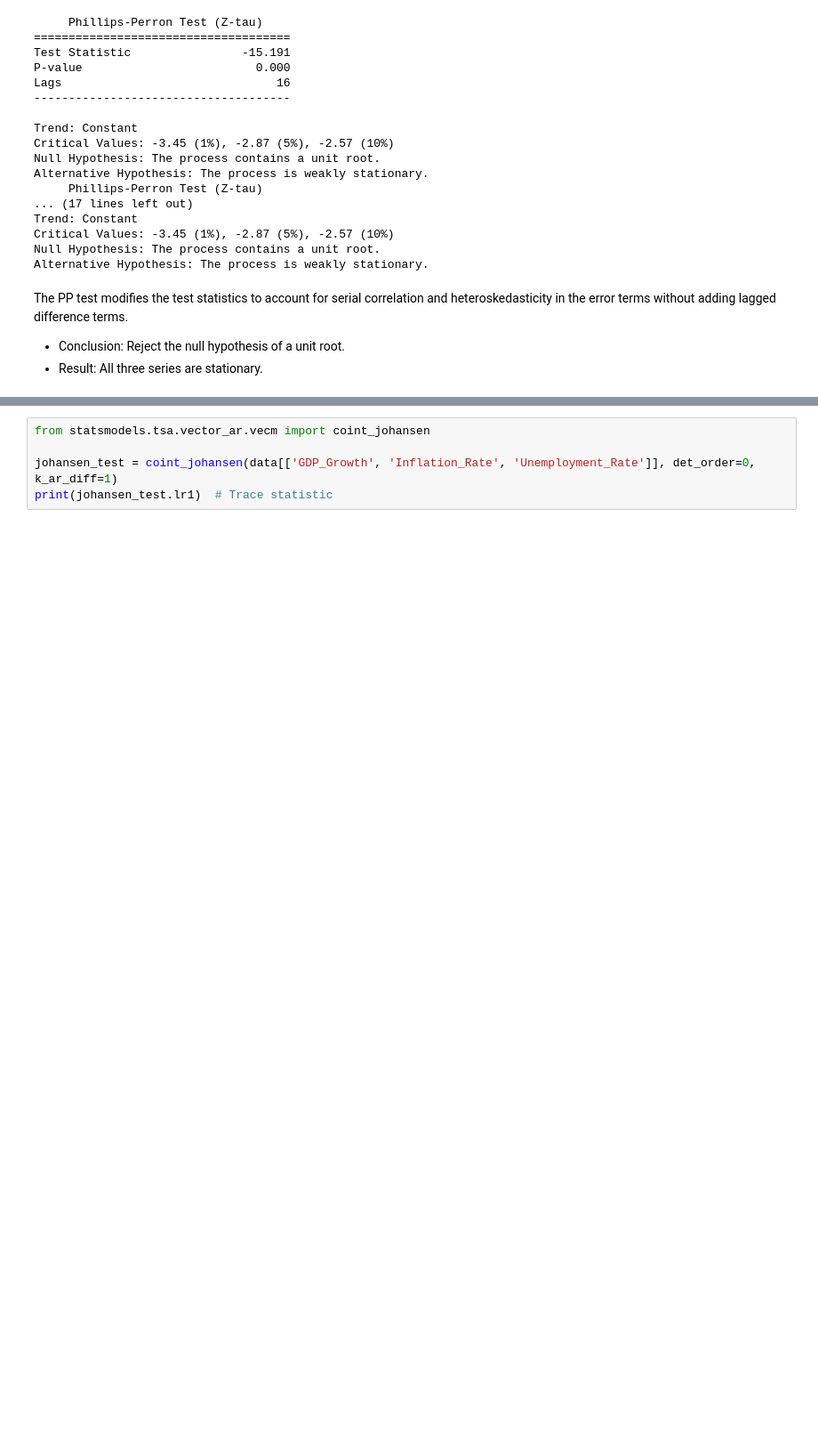
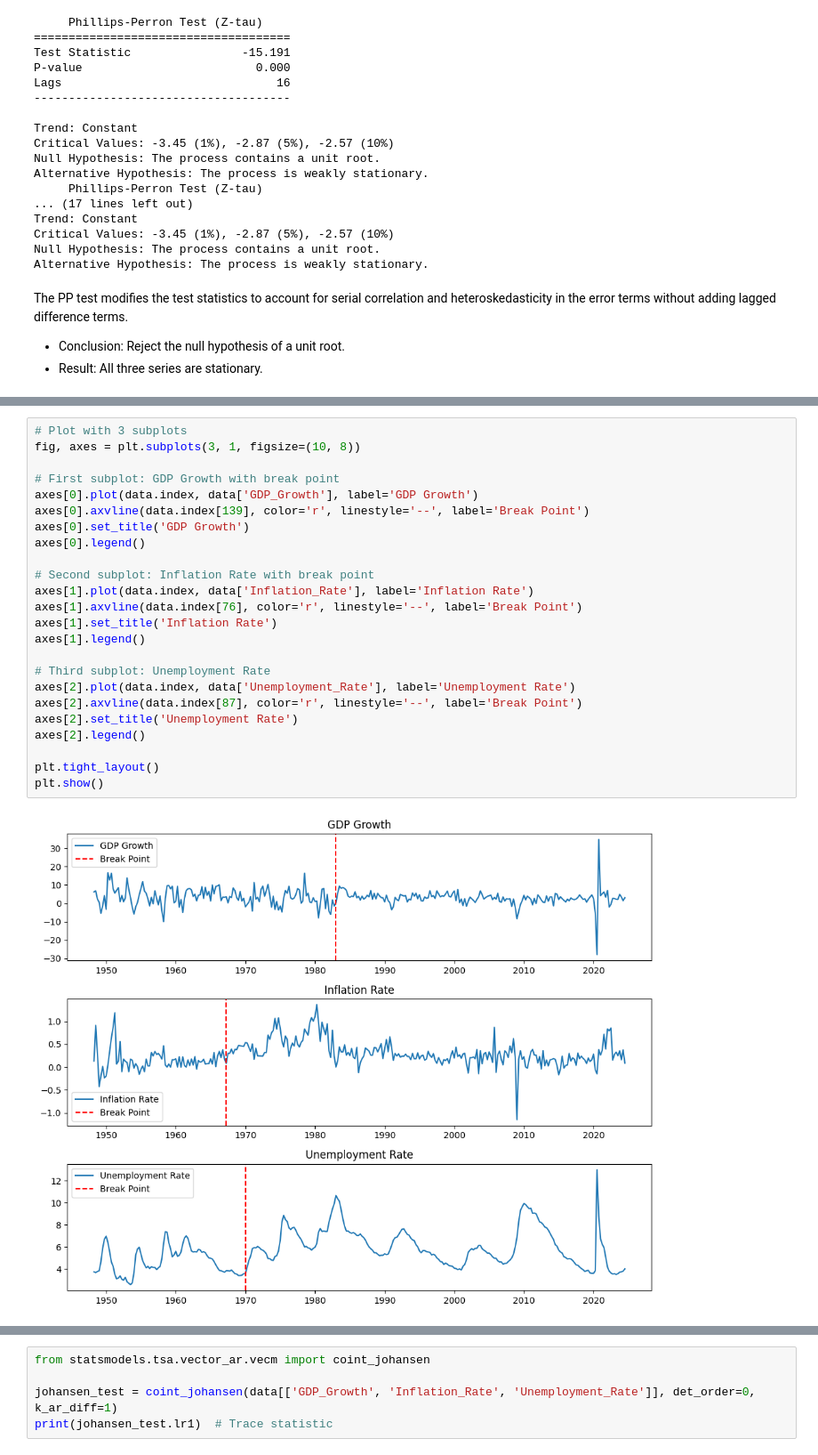
Before and after one commit to EdwardKWang/quant-research, a Jupyter notebook: stats-learning/Vector Autoregressive Model.ipynb, the cells around one changed output, grey strips where cells are left out. Shown at 89% size. Drawn from its saved outputs; the diff is of its cells as text; blank space fills up the shorter version.

```diff
--- a/stats-learning/Vector Autoregressive Model.ipynb
+++ b/stats-learning/Vector Autoregressive Model.ipynb
@@ -161,0 +173,26 @@ Conclusion: We reject the null hypothesis of a unit root without a structural br
+# %%
+# Plot with 3 subplots
+fig, axes = plt.subplots(3, 1, figsize=(10, 8))
+
+# First subplot: GDP Growth with break point
+axes[0].plot(data.index, data['GDP_Growth'], label='GDP Growth')
+axes[0].axvline(data.index[139], color='r', linestyle='--', label='Break Point')
+axes[0].set_title('GDP Growth')
+axes[0].legend()
+
+# Second subplot: Inflation Rate with break point
+axes[1].plot(data.index, data['Inflation_Rate'], label='Inflation Rate')
+axes[1].axvline(data.index[76], color='r', linestyle='--', label='Break Point')
+axes[1].set_title('Inflation Rate')
+axes[1].legend()
+
+# Third subplot: Unemployment Rate
+axes[2].plot(data.index, data['Unemployment_Rate'], label='Unemployment Rate')
+axes[2].axvline(data.index[87], color='r', linestyle='--', label='Break Point')
+axes[2].set_title('Unemployment Rate')
+axes[2].legend()
+
+plt.tight_layout()
+plt.show()
+# %% [output]
+[figure, added]
```
Also changed, not shown: parts of 25 cells of this notebook.
